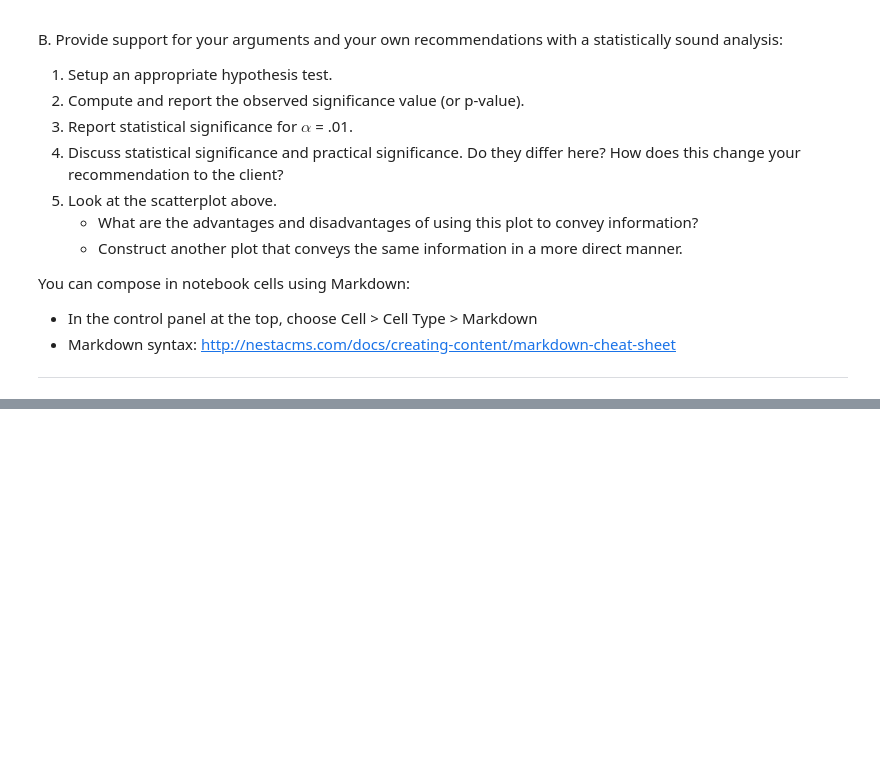
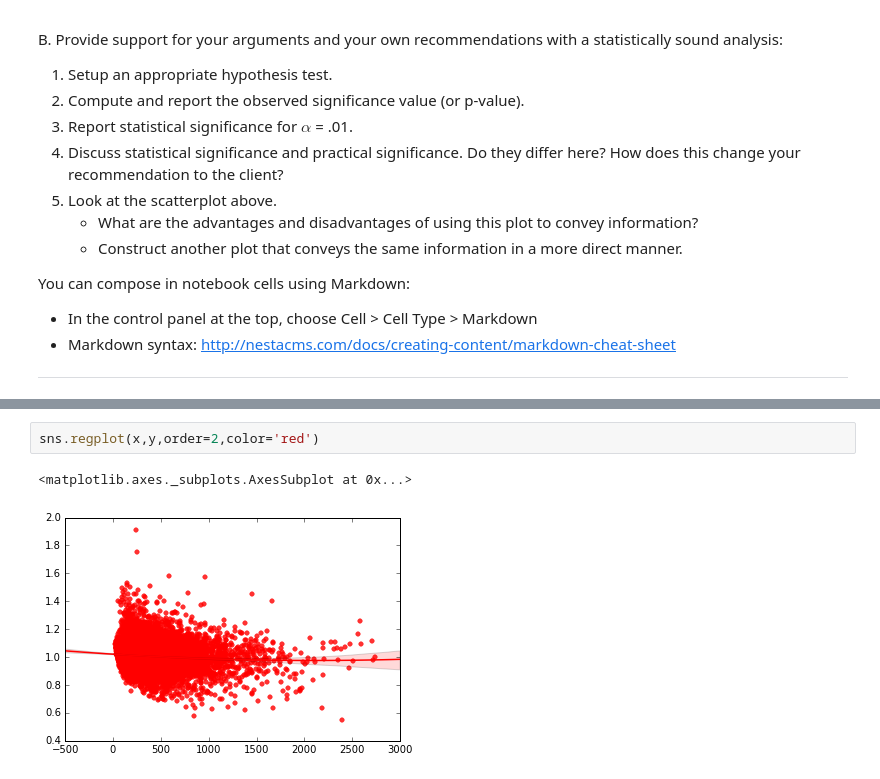
Before and after one commit to mries14/Springboard, a Jupyter notebook: assignments/EDA_mini_projects/hospital_readmit/sliderule_dsi_inferential_statistics_exercise_3.ipynb, the cells around one changed output, grey strips where cells are left out. Drawn from its saved outputs; the diff is of its cells as text; blank space fills up the shorter version.

```diff
--- a/assignments/EDA_mini_projects/hospital_readmit/sliderule_dsi_inferential_statistics_exercise_3.ipynb
+++ b/assignments/EDA_mini_projects/hospital_readmit/sliderule_dsi_inferential_statistics_exercise_3.ipynb
@@ -125,0 +171,5 @@ HA: P1 - P2 != 0 (there is a difference)
+# %%
+sns.regplot(x,y,order=2,color='red')
+# %% [output]
+<matplotlib.axes._subplots.AxesSubplot at 0x...>
+[figure, added]
```
Also changed, not shown: parts of 11 cells of this notebook.
